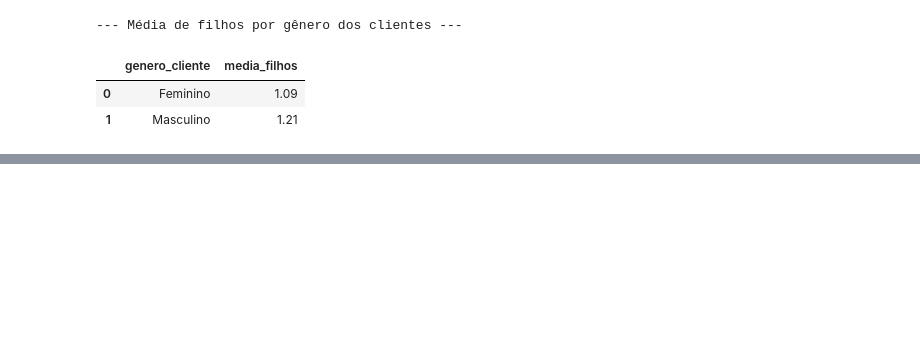
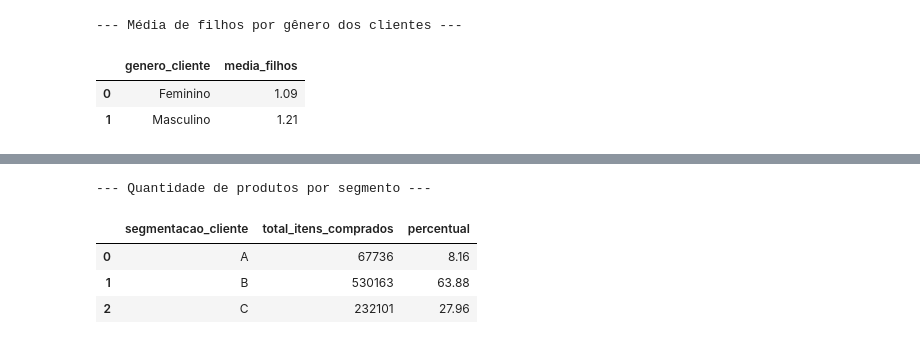
Before and after one commit to Cassio-sza/Projeto-Semana-7---Base-varejo, a Jupyter notebook: script/main.ipynb, the cells around one changed output, grey strips where cells are left out. Drawn from its saved outputs; the diff is of its cells as text; code cells hidden in the pictures; blank space fills up the shorter version.

```diff
--- a/script/main.ipynb
+++ b/script/main.ipynb
@@ -140,5 +262,14 @@ print(f'Total de cupons = {compras.shape[0]}')
 # %%
 # Itens comprados por segmento de cliente
 compras_segmento = df_limpo.groupby('segmentacao_cliente').size().reset_index(name='total_itens_comprados')
 print('--- Quantidade de produtos por segmento ---')
+
+compras_segmento['percentual'] = (compras_segmento['total_itens_comprados'] / compras_segmento['total_itens_comprados'].sum()) * 100
+
 display(compras_segmento)
+# %% [output]
+--- Quantidade de produtos por segmento ---
+|  | segmentacao_cliente | total_itens_comprados | percentual |
+| 0 | A | 67736 | 8.16 |
+| 1 | B | 530163 | 63.88 |
+| 2 | C | 232101 | 27.96 |
```
Also changed, not shown: parts of 9 cells of this notebook, 1 other file.
